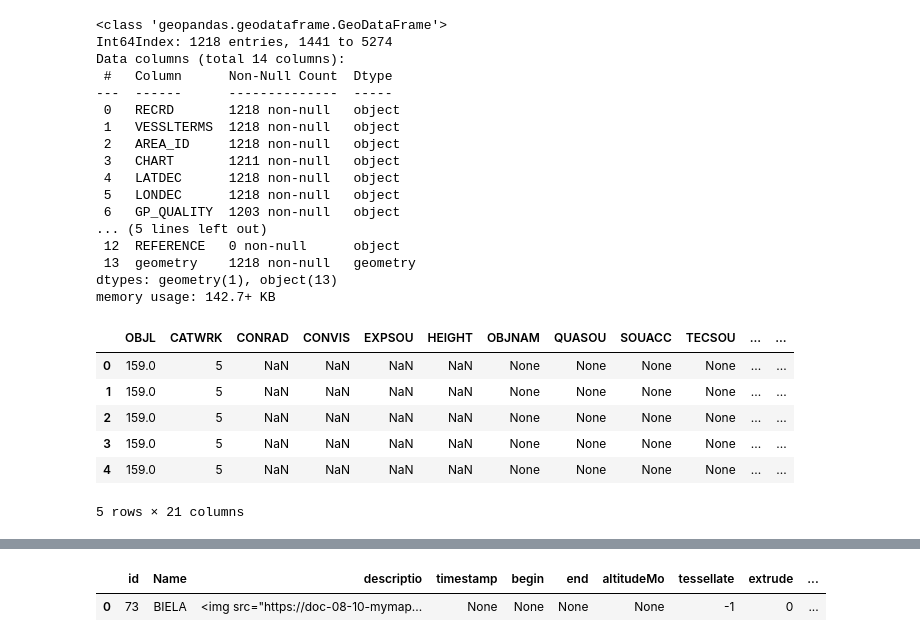
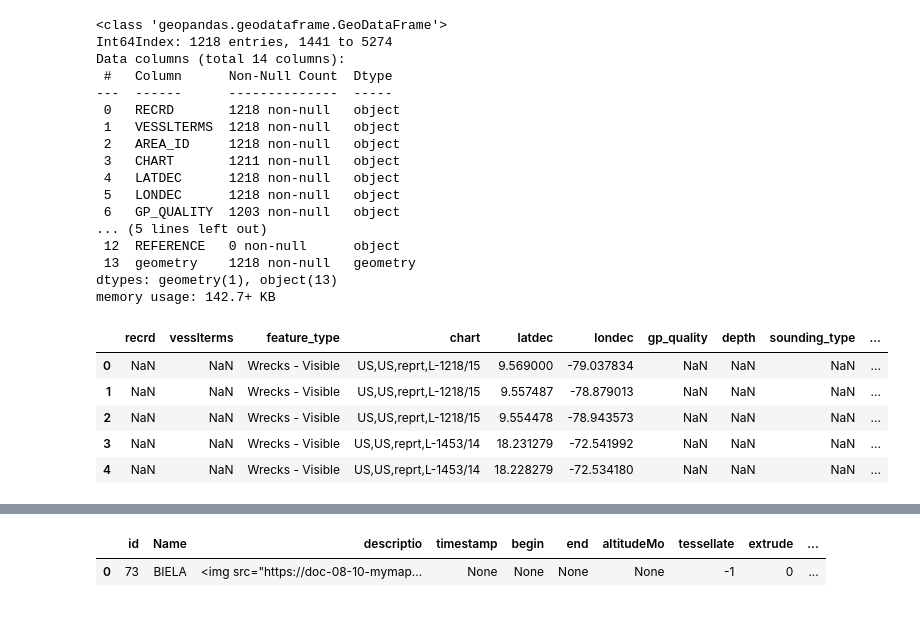
Before and after one commit to Data-Science-for-Conservation/Ocean_GIS_for_Python, a Jupyter notebook: GIS_Analysis.ipynb, the cells around one changed output, grey strips where cells are left out. Drawn from its saved outputs; the diff is of its cells as text; code cells hidden in the pictures.

```diff
--- a/GIS_Analysis.ipynb
+++ b/GIS_Analysis.ipynb
@@ -101,16 +86,15 @@ Data columns (total 14 columns):
  13  geometry    1218 non-null   geometry
 dtypes: geometry(1), object(13)
 memory usage: 142.7+ KB
-# %%
-# Read ENC Wrecks shapefile into GeoDataFrames
-enc_wrecks = gpd.read_file('./data/ENC_Wrecks/ENC_Wrecks.shp', driver='shapefile')
-
-enc_wrecks.head()
-# %% [output]
-|  | OBJL | CATWRK | CONRAD | CONVIS | EXPSOU | HEIGHT | OBJNAM | QUASOU | SOUACC | TECSOU | ... | ... |
-| 0 | 159.0 | 5 | NaN | NaN | NaN | NaN | None | None | None | None | ... | ... |
-| 1 | 159.0 | 5 | NaN | NaN | NaN | NaN | None | None | None | None | ... | ... |
-| 2 | 159.0 | 5 | NaN | NaN | NaN | NaN | None | None | None | None | ... | ... |
-| 3 | 159.0 | 5 | NaN | NaN | NaN | NaN | None | None | None | None | ... | ... |
-| 4 | 159.0 | 5 | NaN | NaN | NaN | NaN | None | None | None | None | ... | ... |
-5 rows × 21 columns
+# %%
+# Import ENC info from CSV file into temp DataFrame
+tmp_enc = pd.read_csv('./data/ENC_Wrecks/ENC_Wrecks.csv')
+
+tmp_enc.head()
+# %% [output]
+|  | recrd | vesslterms | feature_type | chart | latdec | londec | gp_quality | depth | sounding_type | ... |
+| 0 | NaN | NaN | Wrecks - Visible | US,US,reprt,L-1218/15 | 9.569000 | -79.037834 | NaN | NaN | NaN | ... |
+| 1 | NaN | NaN | Wrecks - Visible | US,US,reprt,L-1218/15 | 9.557487 | -78.879013 | NaN | NaN | NaN | ... |
+| 2 | NaN | NaN | Wrecks - Visible | US,US,reprt,L-1218/15 | 9.554478 | -78.943573 | NaN | NaN | NaN | ... |
+| 3 | NaN | NaN | Wrecks - Visible | US,US,reprt,L-1453/14 | 18.231279 | -72.541992 | NaN | NaN | NaN | ... |
+| 4 | NaN | NaN | Wrecks - Visible | US,US,reprt,L-1453/14 | 18.228279 | -72.534180 | NaN | NaN | NaN | ... |
```
Also changed, not shown: parts of 24 cells of this notebook, 7 other files.
